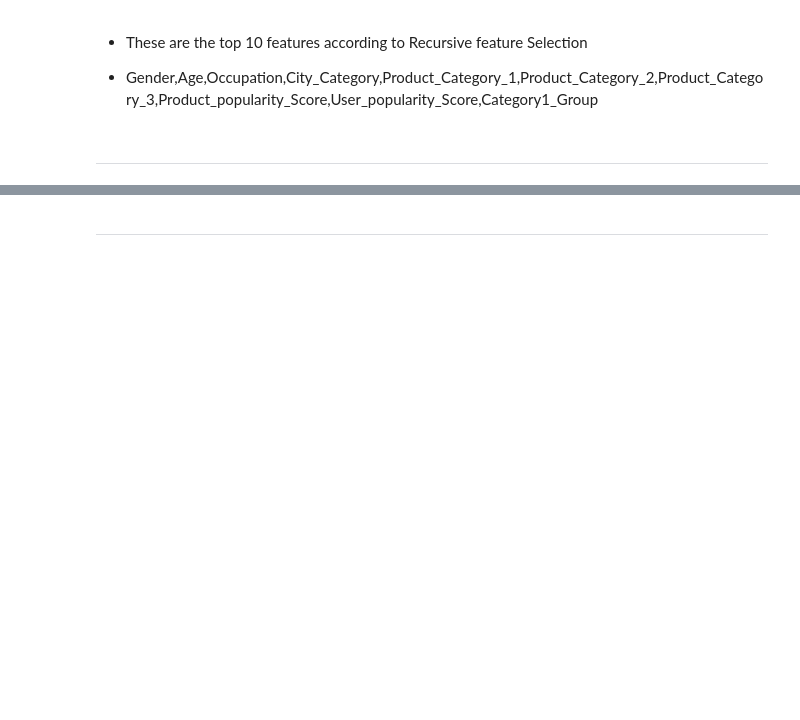
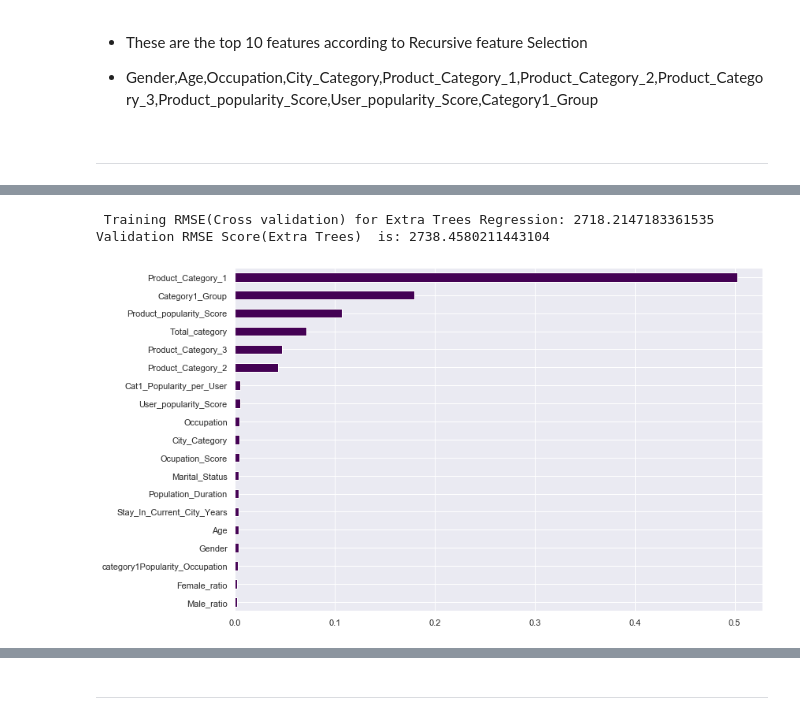
Before and after one commit to Sghosh1999/Sales_Prediction, a Jupyter notebook: Sayantan_Ghosh_11417_Black_Friday_sales.ipynb, the cells around one changed output, grey strips where cells are left out. Cells and saved outputs as stored; diff of their text form; code cells hidden in the pictures; blank space fills up the shorter version.

```diff
--- a/Sayantan_Ghosh_11417_Black_Friday_sales.ipynb
+++ b/Sayantan_Ghosh_11417_Black_Friday_sales.ipynb
@@ -1402,5 +1585,0 @@ list(zip(X_train_.columns,rfe.support_,rfe.ranking_))
-# %%
-lassoReg = Lasso(alpha=0.5, normalize=True)
-lassoReg.fit(X_train_,y_train_)
-y_pred = lassoReg.predict(X_validation_)
-rmse_lasso = np.sqrt(mean_squared_error(y_pred, y_validation_))
@@ -1413,6 +1585,0 @@ RMSE for Lasso Regression: 4476.088687027634
-# %%
-model_DT = DecisionTreeRegressor(max_depth=7,min_samples_split=10,random_state=0)
-
-model_DT.fit(X_train_,y_train_)
-y_pred = model_DT.predict(X_validation_)
-rmse_model_DT = np.sqrt(mean_squared_error(y_pred, y_validation_))
@@ -1425,6 +1585,0 @@ RMSE for DT Regression: 2885.1605269606057
-# %%
-model_randomforest = RandomForestRegressor(n_estimators=350, max_depth=7,random_state=0,n_jobs=-1)
-
-model_randomforest.fit(X_train_,y_train_)
-y_pred = model_randomforest.predict(X_validation_)
-rmse_model_randomforest = np.sqrt(mean_squared_error(y_pred, y_validation_))
@@ -1434,0 +1591,27 @@ RMSE for Random forest Regression: 2871.367496396862
+# %%
+from sklearn.ensemble import ExtraTreesRegressor
+
+X_train_etr = Scaling_dataset(X_train_)
+X_validation_etr = Scaling_dataset(X_validation_)
+
+model_etr = ExtraTreesRegressor(bootstrap=False, max_features=0.8, min_samples_leaf=14, min_samples_split=15, n_estimators=300)
+rmse_etr = RMSE(model_etr,X_train_etr,y_train_)
+print(f" Training RMSE(Cross validation) for Extra Trees Regression: {rmse_etr}")
+
+
+#Predictions om Validation Set(Gradient Boosting)
+model_etr.fit(X_train_etr,y_train_)
+prediction_etr = model_etr.predict(X_validation_etr)
+rmse_etr_val = np.sqrt(mean_squared_error(prediction_etr, y_validation_))
+print(f"Validation RMSE Score(Extra Trees)  is: {rmse_etr_val}")
+# %% [output]
+ Training RMSE(Cross validation) for Extra Trees Regression: 2718.2147183361535
+Validation RMSE Score(Extra Trees)  is: 2738.4580211443104
+# %%
+fig = plt.figure(figsize=(12,8))
+model_etr.feature_importances_
+feat_importances_ETR = pd.Series(model_etr.feature_importances_, index=X_train_.columns)
+feat_importances_ETR.sort_values(ascending=True).plot(kind='barh',cmap='viridis')
+plt.show()
+# %% [output]
+[figure, added]
```
Also changed, not shown: parts of 123 cells of this notebook.
